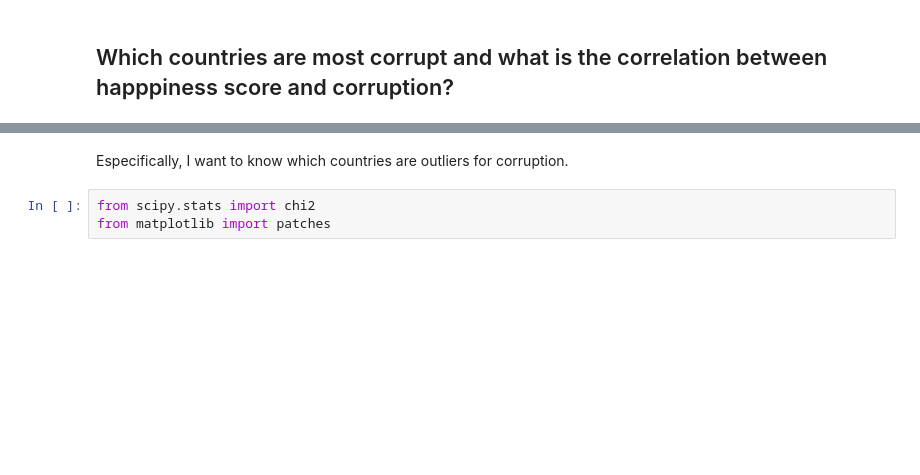
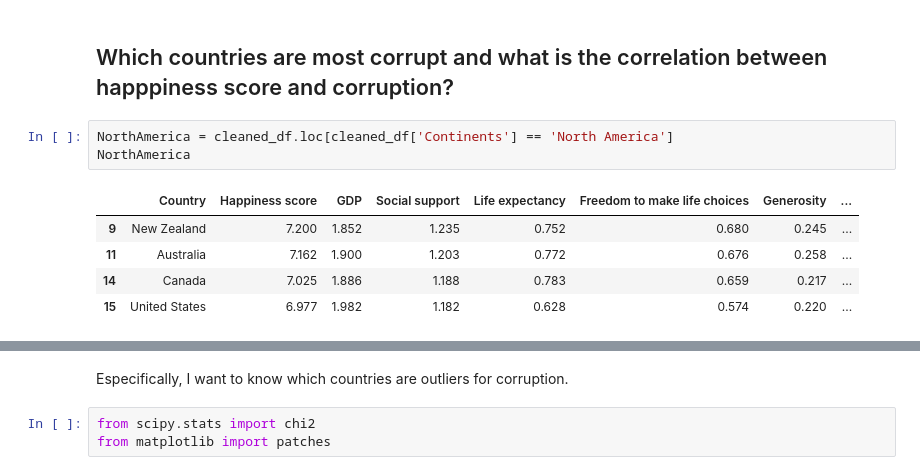
Before and after one commit to lauxpaux/HappinessResearch, a Jupyter notebook: HappinessDataExploration.ipynb, the cells around one changed output, grey strips where cells are left out. Saved outputs shown, nothing was run; the diff lists cells and outputs as text; blank space fills up the shorter version.

```diff
--- a/HappinessDataExploration.ipynb
+++ b/HappinessDataExploration.ipynb
@@ -314,2 +350,11 @@ Classifying continents
 # %% [markdown]
 ## Which countries are most corrupt and what is the correlation between happpiness score and corruption?
+# %%
+NorthAmerica = cleaned_df.loc[cleaned_df['Continents'] == 'North America']
+NorthAmerica
+# %% [output]
+|  | Country | Happiness score | GDP | Social support | Life expectancy | Freedom to make life choices | Generosity | ... |
+| 9 | New Zealand | 7.200 | 1.852 | 1.235 | 0.752 | 0.680 | 0.245 | ... |
+| 11 | Australia | 7.162 | 1.900 | 1.203 | 0.772 | 0.676 | 0.258 | ... |
+| 14 | Canada | 7.025 | 1.886 | 1.188 | 0.783 | 0.659 | 0.217 | ... |
+| 15 | United States | 6.977 | 1.982 | 1.182 | 0.628 | 0.574 | 0.220 | ... |
```
Also changed, not shown: parts of 9 cells of this notebook.
